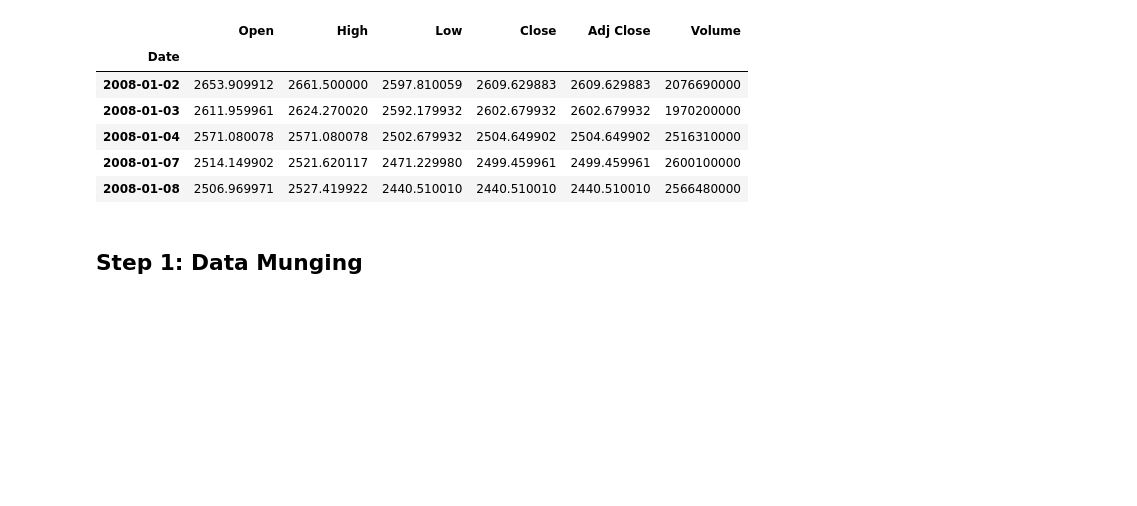
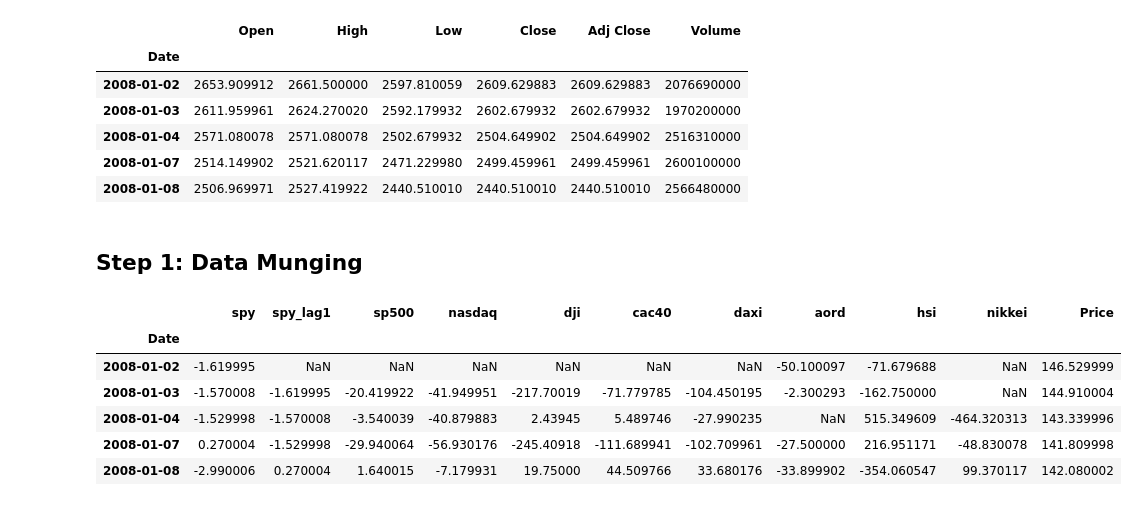
Before and after one commit to JuanD-Silva/Python-and-Statistics-for-Financial-Analysis, a Jupyter notebook: Modulo_4.ipynb, the cells around one changed output. Saved outputs shown, nothing was run; the diff lists cells and outputs as text; code cells hidden in the pictures; blank space fills up the shorter version.

Commit message:
Poniendo la data en su zona horaria correcta para que no interfiera con el análisis

```diff
--- a/Modulo_4.ipynb
+++ b/Modulo_4.ipynb
@@ -220,3 +220,31 @@ nasdaq.head()
 | 2008-01-08 | 2506.969971 | 2527.419922 | 2440.510010 | 2440.510010 | 2440.510010 | 2566480000 |
 # %% [markdown]
 ## Step 1: Data Munging
+# %%
+# Due to the timezone issues, we extract and calculate appropriate stock market data for analysis
+# Indicepanel is the DataFrame of our trading model
+indicepanel=pd.DataFrame(index=spy.index)
+
+indicepanel['spy']=spy['Open'].shift(-1)-spy['Open']
+indicepanel['spy_lag1']=indicepanel['spy'].shift(1)
+indicepanel['sp500']=sp500["Open"]-sp500['Open'].shift(1)
+indicepanel['nasdaq']=nasdaq['Open']-nasdaq['Open'].shift(1)
+indicepanel['dji']=dji['Open']-dji['Open'].shift(1)
+
+indicepanel['cac40']=cac40['Open']-cac40['Open'].shift(1)
+indicepanel['daxi']=daxi['Open']-daxi['Open'].shift(1)
+
+indicepanel['aord']=aord['Close']-aord['Open']
+indicepanel['hsi']=hsi['Close']-hsi['Open']
+indicepanel['nikkei']=nikkei['Close']-nikkei['Open']
+indicepanel['Price']=spy['Open']
+# %%
+indicepanel.head()
+# %% [output]
+|  | spy | spy_lag1 | sp500 | nasdaq | dji | cac40 | daxi | aord | hsi | nikkei | Price |
+| Date |  |  |  |  |  |  |  |  |  |  |  |
+| 2008-01-02 | -1.619995 | NaN | NaN | NaN | NaN | NaN | NaN | -50.100097 | -71.679688 | NaN | 146.529999 |
+| 2008-01-03 | -1.570008 | -1.619995 | -20.419922 | -41.949951 | -217.70019 | -71.779785 | -104.450195 | -2.300293 | -162.750000 | NaN | 144.910004 |
+| 2008-01-04 | -1.529998 | -1.570008 | -3.540039 | -40.879883 | 2.43945 | 5.489746 | -27.990235 | NaN | 515.349609 | -464.320313 | 143.339996 |
+| 2008-01-07 | 0.270004 | -1.529998 | -29.940064 | -56.930176 | -245.40918 | -111.689941 | -102.709961 | -27.500000 | 216.951171 | -48.830078 | 141.809998 |
+| 2008-01-08 | -2.990006 | 0.270004 | 1.640015 | -7.179931 | 19.75000 | 44.509766 | 33.680176 | -33.899902 | -354.060547 | 99.370117 | 142.080002 |
```
Also changed, not shown: parts of 5 cells of this notebook.
